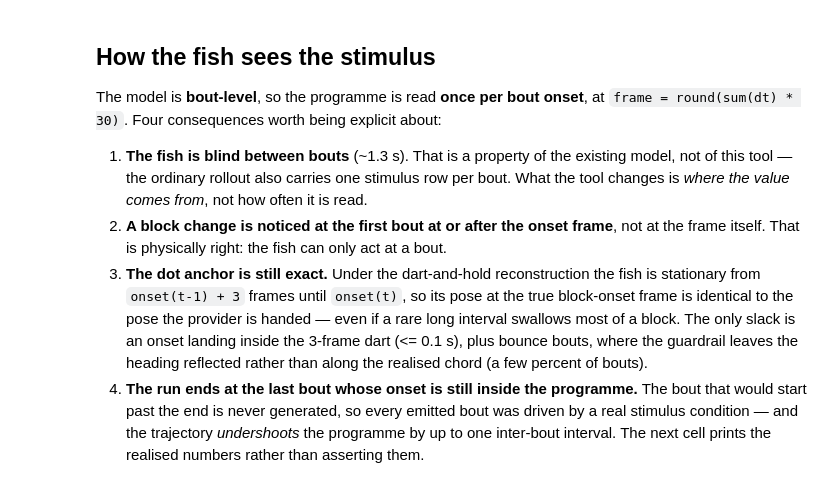
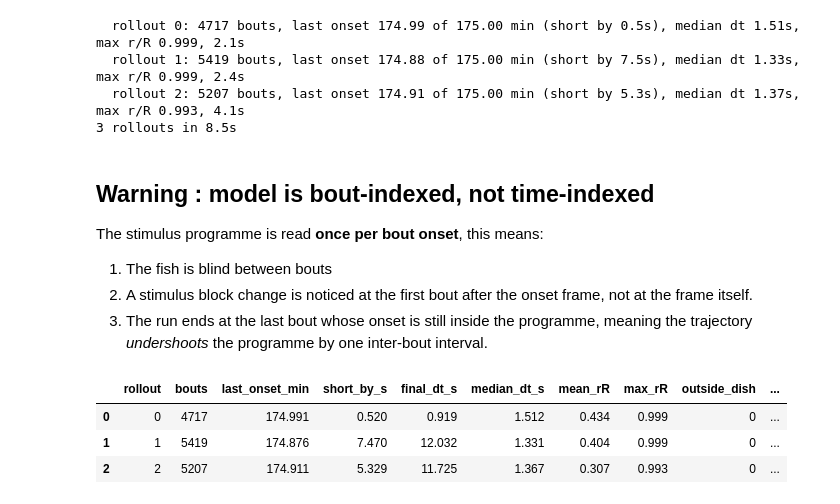
Before and after one commit to arthurEpfl/mp_semiCL_behavior, a Jupyter notebook: notebooks/stimulus_tool.ipynb, the cells around one changed output. Saved outputs shown, nothing was run; the diff lists cells and outputs as text; code cells hidden in the pictures.

```diff
--- a/notebooks/stimulus_tool.ipynb
+++ b/notebooks/stimulus_tool.ipynb
@@ -123,58 +117,41 @@ program.block_table().head(10)
 # %%
-# ============================== ROLL OUT =================================== #
+# NGenerate rollouts
 dish = SR.default_dish(roi_path=str(ROI_FILE))
-if FISH_MODE == 'new':
-    # Fresh synthetic fish: start pose drawn from the real occupancy histogram, and J10's
-    # per-trajectory individuality (indiv/vigor) drawn fresh. Rollout k is individual k.
-    start_poses, sampler = None, ref.sample_start_pose
-elif records is not None:
-    fid = int(FISH_MODE.split(':')[1])           # 'fish:7' -- needs the full local data
-    r = records[fid]
-    dish = (r.dish_cx, r.dish_cy, r.dish_R)
-    start_poses, sampler = [(float(r.x_px[0]), float(r.y_px[0]), float(r.f_ori_rad[0]))] * N_ROLLOUTS, None
-    print(f'starting every rollout from real fish {fid}: dish {dish}')
-else:
-    raise RuntimeError("FISH_MODE='fish:N' needs data/bouts_GsizeMotionSingle.csv (not shipped).")
 
 t0 = time.time()
 rollouts = SR.rollout_many(model, program, N_ROLLOUTS, seed=SEED,
-                           dish=dish, start_poses=start_poses, pose_sampler=sampler)
+                           dish=dish, pose_sampler=ref.sample_start_pose)
 print(f'{N_ROLLOUTS} rollouts in {time.time() - t0:.1f}s')
+# %% [output]
+  rollout 0: 4717 bouts, last onset 174.99 of 175.00 min (short by 0.5s), median dt 1.51s, max r/R 0.999, 2.1s
+  rollout 1: 5419 bouts, last onset 174.88 of 175.00 min (short by 7.5s), median dt 1.33s, max r/R 0.999, 2.4s
+  rollout 2: 5207 bouts, last onset 174.91 of 175.00 min (short by 5.3s), median dt 1.37s, max r/R 0.993, 4.1s
+3 rollouts in 8.5s
 # %% [markdown]
-## How the fish sees the stimulus
+## Warning : model is bout-indexed, not time-indexed
 
-The model is **bout-level**, so the programme is read **once per bout onset**, at
-`frame = round(sum(dt) * 30)`. Four consequences worth being explicit about:
+The stimulus programme is read **once per bout onset**, this means:
 
-1. **The fish is blind between bouts** (~1.3 s). That is a property of the existing model, not of this
-   tool — the ordinary rollout also carries one stimulus row per bout. What the tool changes is *where
-   the value comes from*, not how often it is read.
-2. **A block change is noticed at the first bout at or after the onset frame**, not at the frame itself.
-   That is physically right: the fish can only act at a bout.
-3. **The dot anchor is still exact.** Under the dart-and-hold reconstruction the fish is stationary from
-   `onset(t-1) + 3` frames until `onset(t)`, so its pose at the true block-onset frame is identical to the
-   pose the provider is handed — even if a rare long interval swallows most of a block. The only slack is
-   an onset landing inside the 3-frame dart (<= 0.1 s), plus bounce bouts, where the guardrail leaves the
-   heading reflected rather than along the realised chord (a few percent of bouts).
-4. **The run ends at the last bout whose onset is still inside the programme.** The bout that would start
-   past the end is never generated, so every emitted bout was driven by a real stimulus condition — and
-   the trajectory *undershoots* the programme by up to one inter-bout interval. The next cell prints the
-   realised numbers rather than asserting them.
+1. The fish is blind between bouts
+2. A stimulus block change is noticed at the first bout after the onset frame, not at the frame itself.
+3. The run ends at the last bout whose onset is still inside the programme, meaning the trajectory *undershoots* the programme by one inter-bout interval.
 # %%
 rows = []
 for k, g in enumerate(rollouts):
     cx, cy, R = g['dish']
     rr = np.hypot(g['x_px'] - cx, g['y_px'] - cy) / R
     rows.append(dict(rollout=k, bouts=len(g['dtheta']),
                      last_onset_min=g['last_onset_s'] / 60,
                      short_by_s=g['program_s'] - g['last_onset_s'],
                      final_dt_s=float(g['dt_s'][-1]),
                      median_dt_s=float(np.median(g['dt_s'])),
                      mean_rR=float(rr.mean()), max_rR=float(rr.max()),
                      outside_dish=int((rr > 1.0).sum()), wall_s=g['wall_s']))
 clock = pd.DataFrame(rows)
-print(f"programme {program.duration_s / 60:.2f} min; "
-      f"every rollout short by <= its own final interval: "
-      f"{bool((clock.short_by_s <= clock.final_dt_s + 1e-6).all())}")
 clock.round(3)
+# %% [output]
+|  | rollout | bouts | last_onset_min | short_by_s | final_dt_s | median_dt_s | mean_rR | max_rR | outside_dish | ... |
+| 0 | 0 | 4717 | 174.991 | 0.520 | 0.919 | 1.512 | 0.434 | 0.999 | 0 | ... |
+| 1 | 1 | 5419 | 174.876 | 7.470 | 12.032 | 1.331 | 0.404 | 0.999 | 0 | ... |
+| 2 | 2 | 5207 | 174.911 | 5.329 | 11.725 | 1.367 | 0.307 | 0.993 | 0 | ... |
 # %%
```
Also changed, not shown: parts of 10 cells of this notebook.
